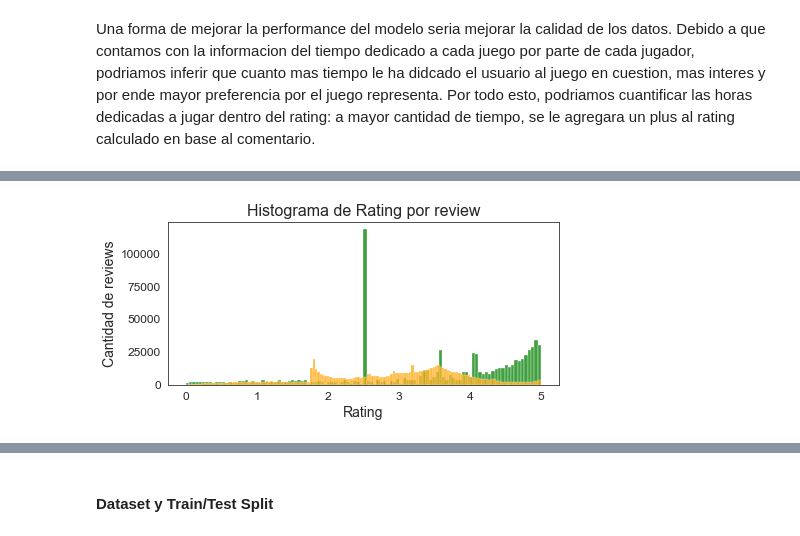
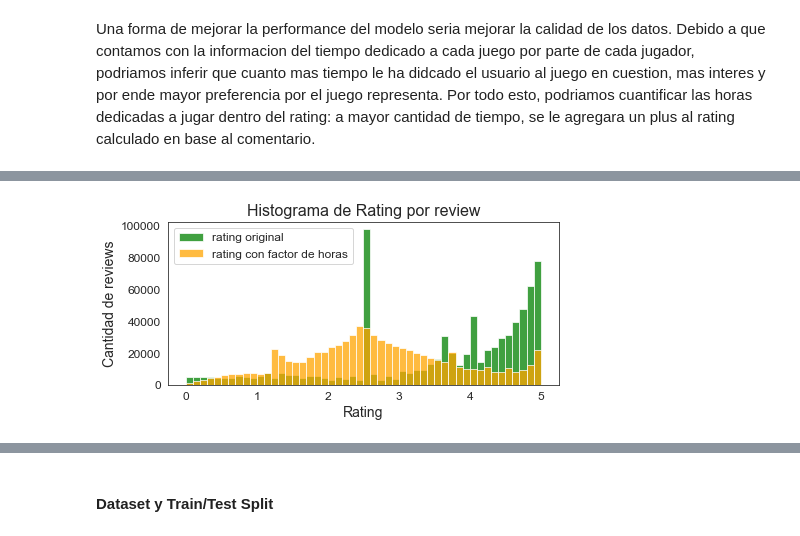
Before and after one commit to jmquintana/data_science_sprint_3, a Jupyter notebook: JoseQuintana_DS_Proyecto_03_SR.ipynb, the cells around one changed output, grey strips where cells are left out. Saved outputs shown, nothing was run; the diff lists cells and outputs as text; code cells hidden in the pictures.

```diff
--- a/JoseQuintana_DS_Proyecto_03_SR.ipynb
+++ b/JoseQuintana_DS_Proyecto_03_SR.ipynb
@@ -994,9 +935,9 @@ for product_id in df_hours[:5].product_id:
 # %%
 # Como vemos que existen muchos valores outliers,
 # vamos a crear una funcion para topear el maximo
-# en el percentil 95
+# en el percentil 90
 def topMax(index):
-    top = df_reviews[df_reviews.product_id==index].quantile(.95).hours
+    top = df_reviews[df_reviews.product_id==index].quantile(.90).hours
     if np.isnan(top):
         top = 1
     return top
@@ -1039,5 +980,9 @@ for product_id in df_hours[:5].product_id:
 # %%
 # Agrego las columnas de 'minimo' y 'maximo' al dataframe de las reviews
-df_reviews2 = pd.merge(df_reviews, df_hours, left_on='product_id', right_on='product_id')
-df_reviews2.shape
+try:
+    df_reviews.drop(['minimo', 'maximo'], axis=1, inplace=True)
+except:
+    df_reviews.head()
+df_reviews = pd.merge(df_reviews, df_hours, how='left', left_on='product_id', right_on='product_id')
+df_reviews.shape
 # %% [output]
@@ -1050,7 +1002,7 @@ df_reviews2.shape
 # cada usuario dedico a jugar ese juego en particular. Así, si jugó muchas horas
 # el 'hr_factor' estará más cerca de 1 y si jugo muy poco, estará más cerca de -1
 
-df_reviews2['hr_factor'] = np.minimum((df_reviews2['hours']-df_reviews2['minimo'])/(df_reviews2['maximo']-df_reviews2['minimo'])*2-1, 1)
-df_reviews2['hr_factor'] = df_reviews2['hr_factor'].fillna(0)
-df_reviews2
+df_reviews['hr_factor'] = np.minimum((df_reviews['hours']-df_reviews['minimo'])/(df_reviews['maximo']-df_reviews['minimo'])*2-1, 1)
+df_reviews['hr_factor'] = df_reviews['hr_factor'].fillna(0)
+df_reviews[['username', 'product_id', 'text', 'user_id', 'cleaned_text', 'polarity', 'rating', 'hours', 'minimo', 'maximo', 'hr_factor', 'hr_rating']]
 # %% [output]
@@ -1095,0 +1064,2 @@ plt.show()
+# %%
+df_reviews['hr_rating'] = df_reviews['polarity'] + df_reviews['hr_factor']
@@ -1096,15 +1068,15 @@ plt.show()
 # %%
 # Creamos la columna 'hr_rating' como la suma del 'rating' y 'hr_factor'
-df_reviews2['hr_rating'] = df_reviews2['rating'] + df_reviews2['hr_factor']
 
 # Y normalizamos entre 0 y 5
-df_reviews2['hr_rating'] = scaler.fit_transform(df_reviews2[['hr_rating']])
+df_reviews['hr_rating'] = scaler.fit_transform(df_reviews[['hr_rating']])
 
 # Finalmente observamos la distribucion
 plt.figure(figsize=(7,3))
-sns.histplot(data=df_reviews2, x='rating', color='green', label='rating original')
-sns.histplot(data=df_reviews2, x='hr_rating', color='orange', label='rating con factor de horas')
+sns.histplot(data=df_reviews, x='rating', color='green', label='rating original', bins=50)
+sns.histplot(data=df_reviews, x='hr_rating', color='orange', label='rating con factor de horas', bins=50)
 plt.title('Histograma de Rating por review')
+plt.legend()
 plt.ylabel('Cantidad de reviews')
 plt.xlabel('Rating')
 plt.xticks(rotation=0)
@@ -1114,3 +1086,3 @@ plt.show()
-[figure, old version]
+[figure, new version]
 # %%
 # Recalculamos el 'rating' promedio por juego
```
Also changed, not shown: parts of 111 cells of this notebook.
